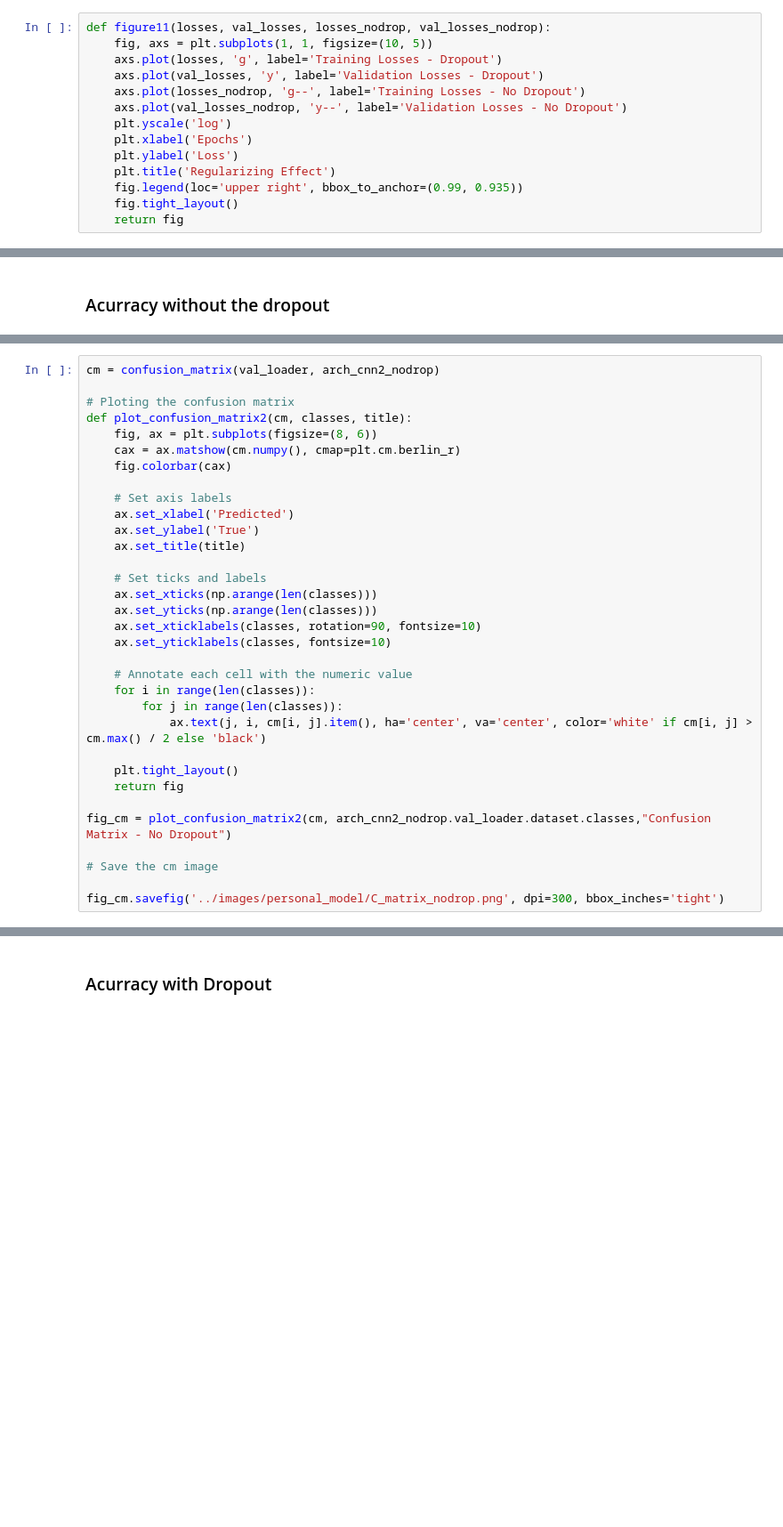
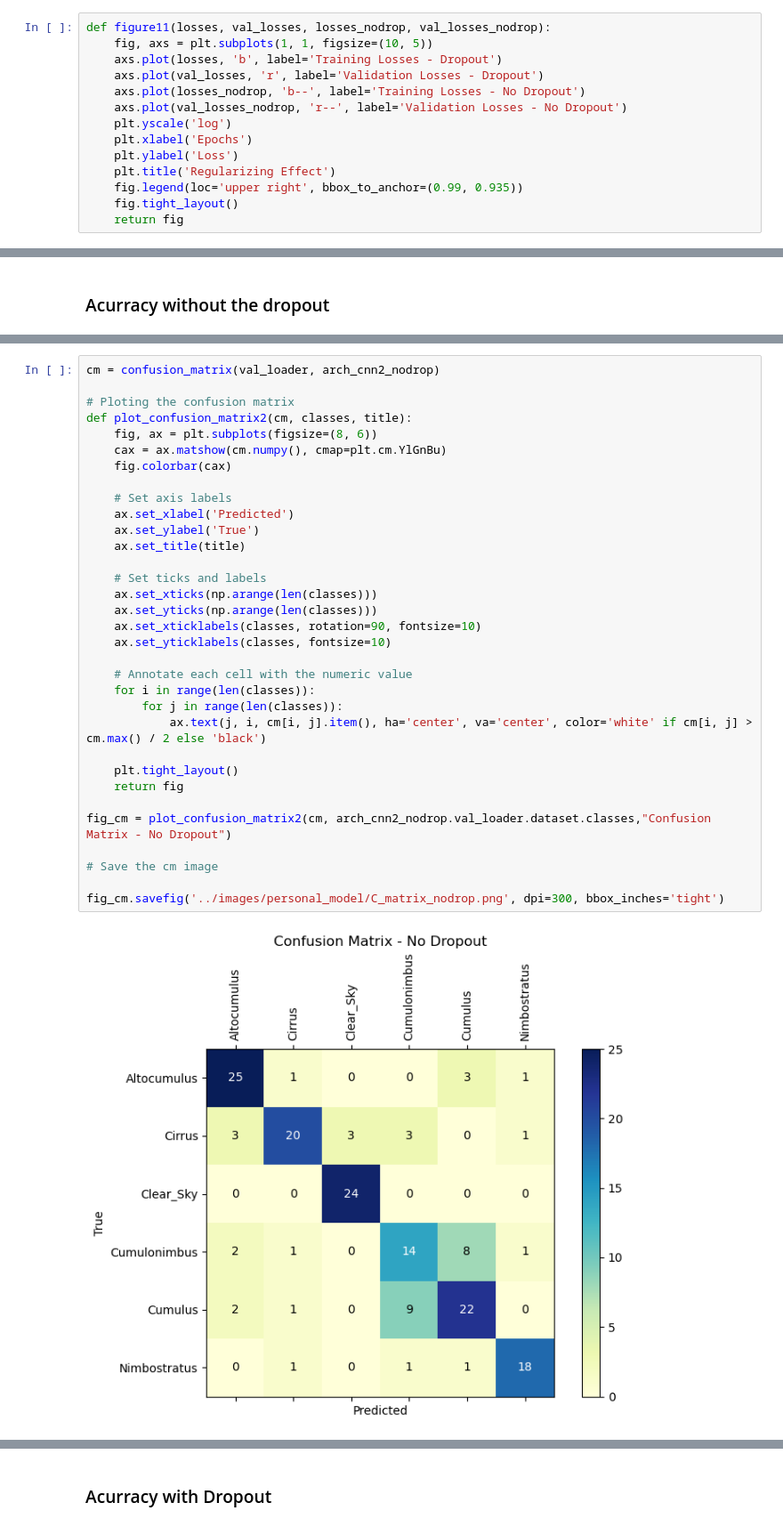
Before and after one commit to eduardocholuck/cloud_types_classification, a Jupyter notebook: notebooks/model_3.ipynb, the cells around one changed output, grey strips where cells are left out. Shown at 89% size. Cells and saved outputs as stored; diff of their text form; blank space fills up the shorter version.

```diff
--- a/notebooks/model_3.ipynb
+++ b/notebooks/model_3.ipynb
@@ -967,10 +981,10 @@ arch_cnn2_nodrop.train(50)
 # %%
 def figure11(losses, val_losses, losses_nodrop, val_losses_nodrop):
     fig, axs = plt.subplots(1, 1, figsize=(10, 5))
-    axs.plot(losses, 'g', label='Training Losses - Dropout')
-    axs.plot(val_losses, 'y', label='Validation Losses - Dropout')
-    axs.plot(losses_nodrop, 'g--', label='Training Losses - No Dropout')
-    axs.plot(val_losses_nodrop, 'y--', label='Validation Losses - No Dropout')
+    axs.plot(losses, 'b', label='Training Losses - Dropout')
+    axs.plot(val_losses, 'r', label='Validation Losses - Dropout')
+    axs.plot(losses_nodrop, 'b--', label='Training Losses - No Dropout')
+    axs.plot(val_losses_nodrop, 'r--', label='Validation Losses - No Dropout')
     plt.yscale('log')
     plt.xlabel('Epochs')
     plt.ylabel('Loss')
@@ -1002,34 +1024,36 @@ cm = confusion_matrix(val_loader, arch_cnn2_nodrop)
 
 # Ploting the confusion matrix
 def plot_confusion_matrix2(cm, classes, title):
     fig, ax = plt.subplots(figsize=(8, 6))
-    cax = ax.matshow(cm.numpy(), cmap=plt.cm.berlin_r)
+    cax = ax.matshow(cm.numpy(), cmap=plt.cm.YlGnBu)
     fig.colorbar(cax)
 
     # Set axis labels
     ax.set_xlabel('Predicted')
     ax.set_ylabel('True')
     ax.set_title(title)
 
     # Set ticks and labels
     ax.set_xticks(np.arange(len(classes)))
     ax.set_yticks(np.arange(len(classes)))
     ax.set_xticklabels(classes, rotation=90, fontsize=10)
     ax.set_yticklabels(classes, fontsize=10)
 
     # Annotate each cell with the numeric value
     for i in range(len(classes)):
         for j in range(len(classes)):
             ax.text(j, i, cm[i, j].item(), ha='center', va='center', color='white' if cm[i, j] > cm.max() / 2 else 'black')
 
     plt.tight_layout()
     return fig
 
 fig_cm = plot_confusion_matrix2(cm, arch_cnn2_nodrop.val_loader.dataset.classes,"Confusion Matrix - No Dropout")
 
 # Save the cm image
 
 fig_cm.savefig('../images/personal_model/C_matrix_nodrop.png', dpi=300, bbox_inches='tight')
+# %% [output]
+[figure, added]
 # %%
 Architecture.loader_apply(val_loader,
                           arch_cnn2_nodrop.correct)
```
Also changed, not shown: parts of 9 cells of this notebook, 5 other files.
